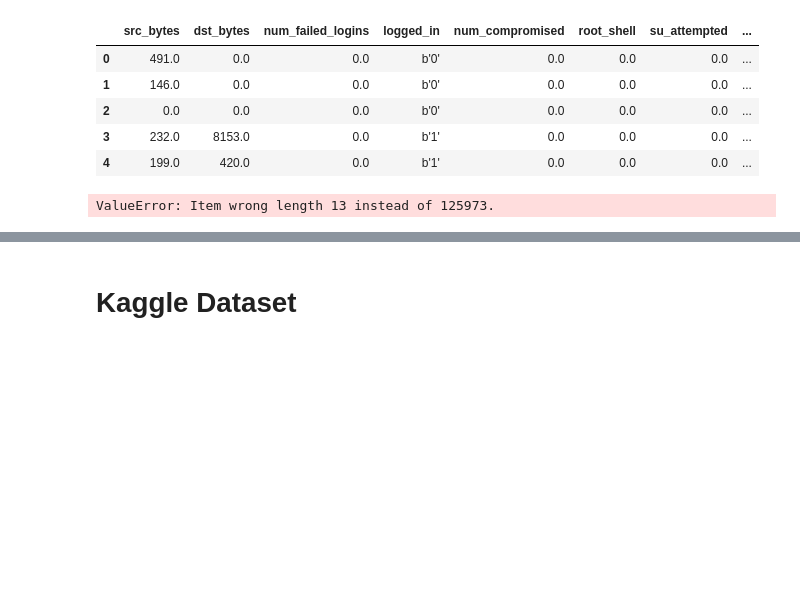
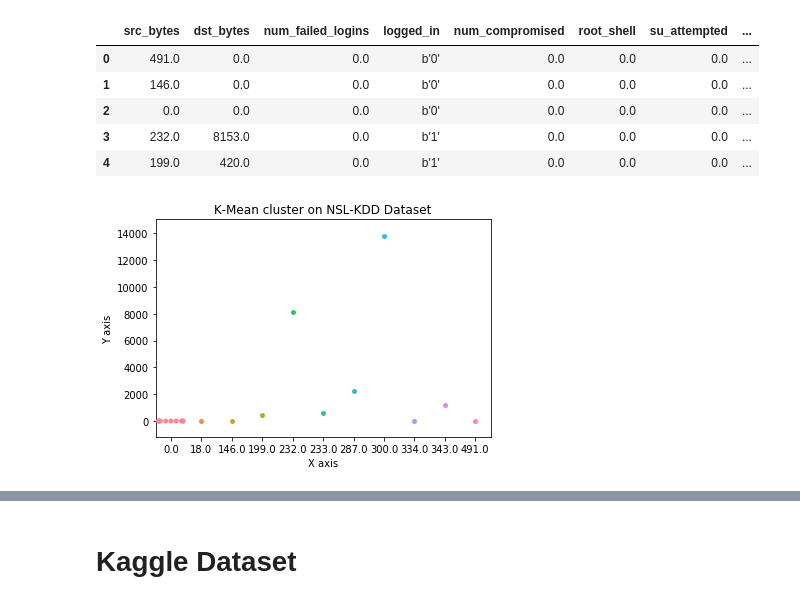
Before and after one commit to BaiKongQue/CSCI-191T_Security_Group, a Jupyter notebook: Security Group Project.ipynb, the cells around one changed output, grey strips where cells are left out. Saved outputs shown, nothing was run; the diff lists cells and outputs as text; code cells hidden in the pictures; blank space fills up the shorter version.

Commit message:
Added Swarm function

```diff
--- a/Security Group Project.ipynb
+++ b/Security Group Project.ipynb
@@ -9,17 +9,15 @@ from scipy.spatial.distance import cdist
 from sklearn.cluster import KMeans
 import seaborn as sns
 # %%
-def k_mean(K, dataset, X, title="K-Mean Cluster Plot", xLabel="X axis", yLabel="Y axis"):
-    df = dataset[dataset.columns != X]
+def k_mean(K, dataset, title="K-Mean Cluster Plot", xLabel="X axis", yLabel="Y axis"):
     k_model = KMeans(n_clusters=K)
-    k_model.fit(df)
-    y_pred = k_model.predict(df)
+    k_model.fit(dataset)
+    y_pred = k_model.predict(dataset)
     centroids = k_model.cluster_centers_
 
     %matplotlib inline
-    #X = data
-    sns.swarmplot(x=X, data=dataset)
-    #plt.scatter(X.iloc[:,0],X.iloc[:,1], c=y_pred)
+    #plt.scatter(dataset.iloc[:,0], dataset.iloc[:,1], c=y_pred)
+    sns.swarmplot(x=dataset.iloc[:,0], y=dataset.iloc[:,1], data=dataset)
     plt.scatter(centroids[:,0],centroids[:,1], marker='x', s = 200, linewidths=2)
     plt.xlabel(xLabel)
     plt.ylabel(yLabel)
@@ -84,7 +88,10 @@ kddData.head()
 | 4 | 199.0 | 420.0 | 0.0 | b'1' | 0.0 | 0.0 | 0.0 | ... |
 # %%
 find_k_graph(10, kddData)
-# %%
-k_mean(4, kddData, "Class", "K-Mean cluster on NSL-KDD Dataset")
-# %% [output]
-ValueError: Item wrong length 13 instead of 125973.
+# %%
+feat = ['src_bytes', 'dst_bytes', 'num_failed_logins', 'logged_in', 'num_compromised',
+            'root_shell', 'su_attempted', 'num_root', 'num_file_creations', 'num_shells',
+            'num_access_files', 'num_outbound_cmds']
+k_mean(4, kddDF[feat][:20], "K-Mean cluster on NSL-KDD Dataset")
+# %% [output]
+[figure, added]
```
Also changed, not shown: parts of 3 cells of this notebook.
